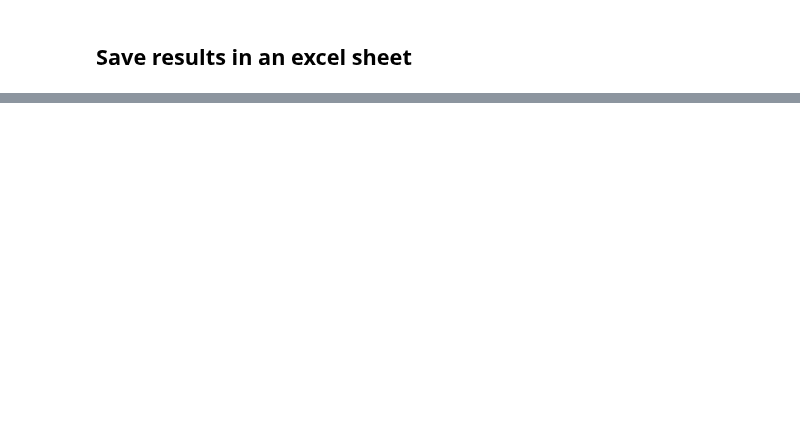
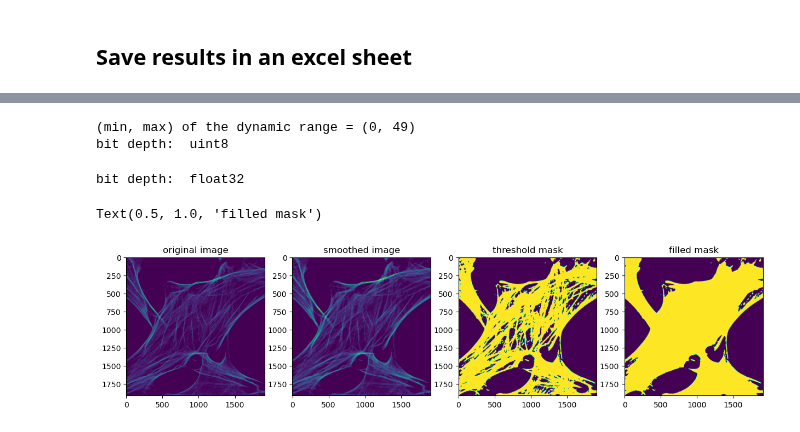
Before and after one commit to u-schulze/Python-course, a Jupyter notebook: mask-statistics.ipynb, the cells around one changed output, grey strips where cells are left out. Saved outputs shown, nothing was run; the diff lists cells and outputs as text; code cells hidden in the pictures; blank space fills up the shorter version.

```diff
--- a/mask-statistics.ipynb
+++ b/mask-statistics.ipynb
@@ -226,0 +293,39 @@ plc_data.to_excel(destinationfile, sheet_name, index=False)
+# %%
+print('(min, max) of the dynamic range =', (np.min(actin), np.max(actin)))
+print('bit depth: ', actin.dtype)
+# %% [output]
+(min, max) of the dynamic range = (0, 49)
+bit depth:  uint8
+# %%
+# convert 8-bit into 32-bit floating point
+actin_float = actin.astype(np.float32)
+print('bit depth: ', actin_float.dtype)
+# %% [output]
+bit depth:  float32
+# %%
+# smoothed the image using the Gaussian filter with the same sigma as before
+smooth_actin = ndimage.gaussian_filter(actin_float, sigma=3)
+# find the optimal threshold
+thresh = 1#threshold_otsu(actin)
+
+# define the threshold mask
+thresh_mask = smooth_actin > thresh
+
+# fill holes to form the the actin_mask without performing the closing function
+actin_mask = ndimage.binary_fill_holes(thresh_mask).astype(int)
+
+fig, axs = plt.subplots(1,4, figsize=(15, 15))
+axs[0].imshow(actin)
+axs[0].set_title('original image')
+
+axs[1].imshow(smooth_actin)
+axs[1].set_title('smoothed image')
+
+axs[2].imshow(thresh_mask)
+axs[2].set_title('threshold mask')
+
+axs[3].imshow(actin_mask)
+axs[3].set_title('filled mask')
+# %% [output]
+Text(0.5, 1.0, 'filled mask')
+[figure, added]
```
Also changed, not shown: parts of 11 cells of this notebook.
